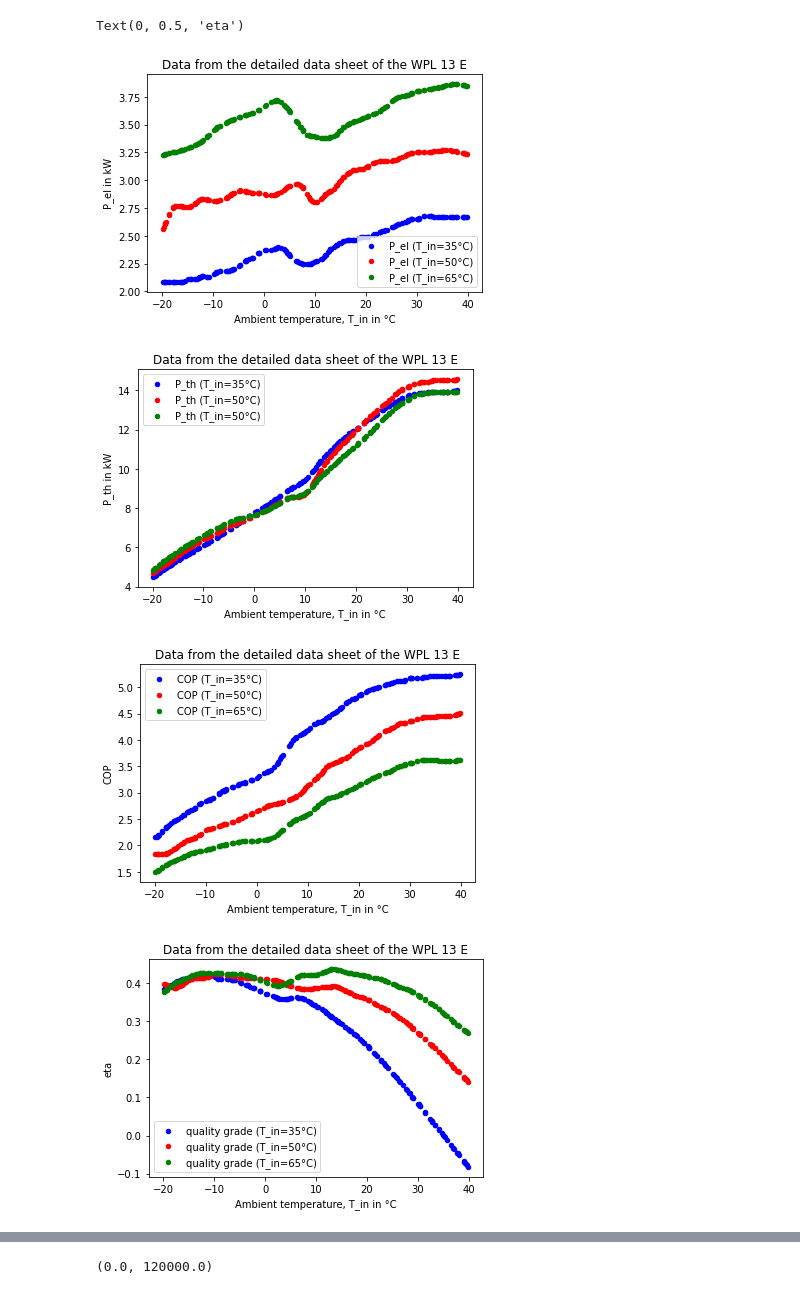
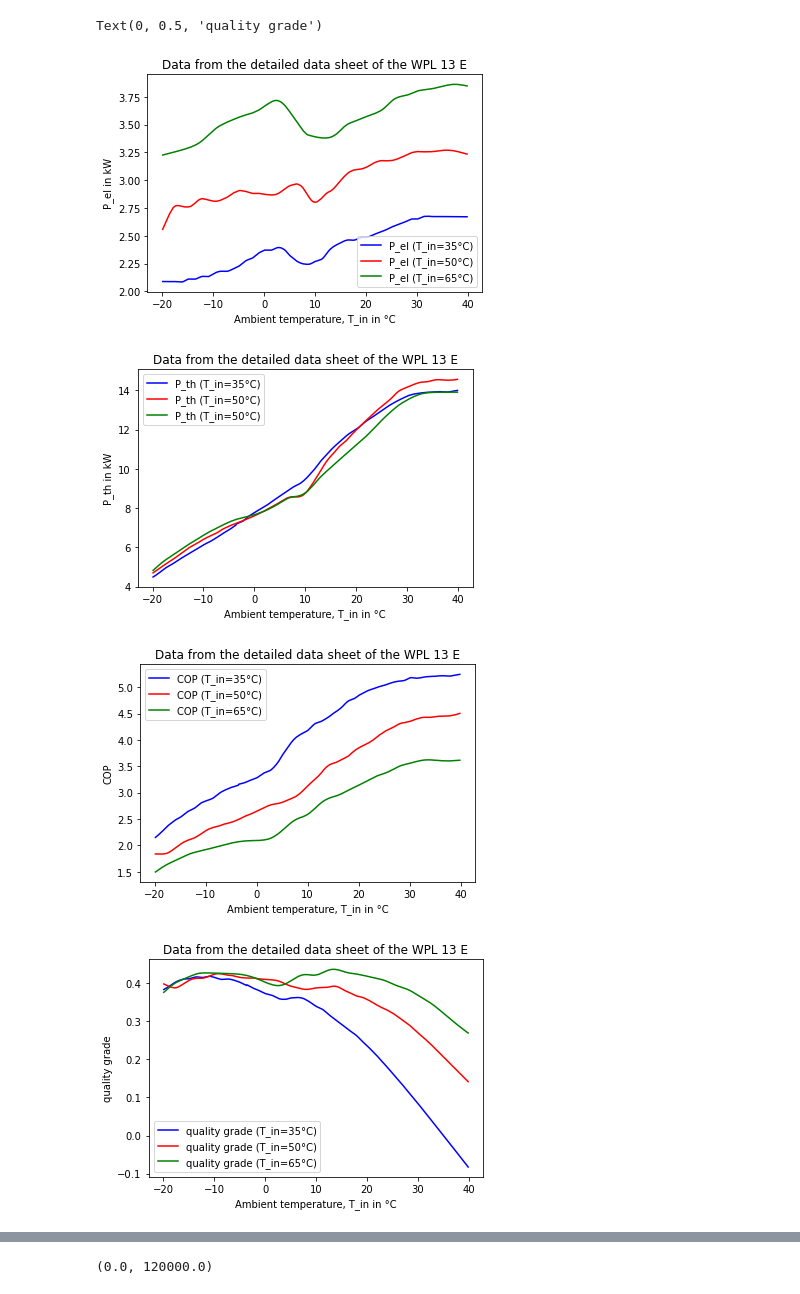
Before and after one commit to FZJ-IEK3-VSA/hplib, a Jupyter notebook: validation/StiebelEltronWPL13/heatpump_wpl13_validation.ipynb, the cells around one changed output, grey strips where cells are left out. Drawn from its saved outputs; the diff is of its cells as text; code cells hidden in the pictures.

```diff
--- a/validation/StiebelEltronWPL13/heatpump_wpl13_validation.ipynb
+++ b/validation/StiebelEltronWPL13/heatpump_wpl13_validation.ipynb
@@ -63,38 +57,38 @@ eta_carnot_ref = (data_ref['T_out']+K) / ((data_ref['T_out']+K)-(data_ref['T_in'
 data_ref['eta'] = data_ref ['COP'] / eta_carnot_ref
 data_ref.fillna(0, inplace=True)
 # %%
-# plot
+# Plot of the reference data
 # P_el
 fig, axes = plt.subplots(nrows=1, ncols=1)
-data_ref[data_ref['T_out']==35].plot(ax=axes, x='T_in', y='P_el', kind='scatter', label='P_el (T_in=35°C)', c='Blue',title='Data from the detailed data sheet of the WPL 13 E')
-data_ref[data_ref['T_out']==50].plot(ax=axes, x='T_in', y='P_el', kind='scatter', label='P_el (T_in=50°C)', c='Red')
-data_ref[data_ref['T_out']==65].plot(ax=axes, x='T_in', y='P_el', kind='scatter', label='P_el (T_in=65°C)', c='Green')
+data_ref[data_ref['T_out']==35].plot(ax=axes, x='T_in', y='P_el', kind='line', label='P_el (T_in=35°C)', c='Blue',title='Data from the detailed data sheet of the WPL 13 E')
+data_ref[data_ref['T_out']==50].plot(ax=axes, x='T_in', y='P_el', kind='line', label='P_el (T_in=50°C)', c='Red')
+data_ref[data_ref['T_out']==65].plot(ax=axes, x='T_in', y='P_el', kind='line', label='P_el (T_in=65°C)', c='Green')
 axes.set_xlabel("Ambient temperature, T_in in °C")
 axes.set_ylabel("P_el in kW")
 # P_th
 fig, axes = plt.subplots(nrows=1, ncols=1)
-data_ref[data_ref['T_out']==35].plot(ax=axes, x='T_in', y='P_th', kind='scatter', label='P_th (T_in=35°C)', c='Blue', title='Data from the detailed data sheet of the WPL 13 E')
-data_ref[data_ref['T_out']==50].plot(ax=axes, x='T_in', y='P_th', kind='scatter', label='P_th (T_in=50°C)', c='Red')
-data_ref[data_ref['T_out']==65].plot(ax=axes, x='T_in', y='P_th', kind='scatter', label='P_th (T_in=50°C)', c='Green')
+data_ref[data_ref['T_out']==35].plot(ax=axes, x='T_in', y='P_th', kind='line', label='P_th (T_in=35°C)', c='Blue', title='Data from the detailed data sheet of the WPL 13 E')
+data_ref[data_ref['T_out']==50].plot(ax=axes, x='T_in', y='P_th', kind='line', label='P_th (T_in=50°C)', c='Red')
+data_ref[data_ref['T_out']==65].plot(ax=axes, x='T_in', y='P_th', kind='line', label='P_th (T_in=50°C)', c='Green')
 axes.set_xlabel("Ambient temperature, T_in in °C")
 axes.set_ylabel("P_th in kW")
 # COP
 fig, axes = plt.subplots(nrows=1, ncols=1)
-data_ref[data_ref['T_out']==35].plot(ax=axes, x='T_in', y='COP', kind='scatter', label='COP (T_in=35°C)', c='Blue', title='Data from the detailed data sheet of the WPL 13 E')
-data_ref[data_ref['T_out']==50].plot(ax=axes, x='T_in', y='COP', kind='scatter', label='COP (T_in=50°C)', c='Red')
-data_ref[data_ref['T_out']==65].plot(ax=axes, x='T_in', y='COP', kind='scatter', label='COP (T_in=65°C)', c='Green')
+data_ref[data_ref['T_out']==35].plot(ax=axes, x='T_in', y='COP', kind='line', label='COP (T_in=35°C)', c='Blue', title='Data from the detailed data sheet of the WPL 13 E')
+data_ref[data_ref['T_out']==50].plot(ax=axes, x='T_in', y='COP', kind='line', label='COP (T_in=50°C)', c='Red')
+data_ref[data_ref['T_out']==65].plot(ax=axes, x='T_in', y='COP', kind='line', label='COP (T_in=65°C)', c='Green')
 axes.set_xlabel("Ambient temperature, T_in in °C")
 axes.set_ylabel("COP")
 # eta
 fig, axes = plt.subplots(nrows=1, ncols=1)
-data_ref[data_ref['T_out']==35].plot(ax=axes, x='T_in', y='eta', kind='scatter', label='quality grade (T_in=35°C)', c='Blue', title='Data from the detailed data sheet of the WPL 13 E')
-data_ref[data_ref['T_out']==50].plot(ax=axes, x='T_in', y='eta', kind='scatter', label='quality grade (T_in=50°C)', c='Red')
-data_ref[data_ref['T_out']==65].plot(ax=axes, x='T_in', y='eta', kind='scatter', label='quality grade (T_in=65°C)', c='Green')
+data_ref[data_ref['T_out']==35].plot(ax=axes, x='T_in', y='eta', kind='line', label='quality grade (T_in=35°C)', c='Blue', title='Data from the detailed data sheet of the WPL 13 E')
+data_ref[data_ref['T_out']==50].plot(ax=axes, x='T_in', y='eta', kind='line', label='quality grade (T_in=50°C)', c='Red')
+data_ref[data_ref['T_out']==65].plot(ax=axes, x='T_in', y='eta', kind='line', label='quality grade (T_in=65°C)', c='Green')
 axes.set_xlabel("Ambient temperature, T_in in °C")
-axes.set_ylabel("eta")
+axes.set_ylabel("quality grade")
 # %% [output]
-Text(0, 0.5, 'eta')
+Text(0, 0.5, 'quality grade')
-[figure, old version]
+[figure, new version]
-[figure, old version]
+[figure, new version]
-[figure, old version]
+[figure, new version]
-[figure, old version]
+[figure, new version]
```
Also changed, not shown: parts of 51 cells of this notebook, 4 other files.
